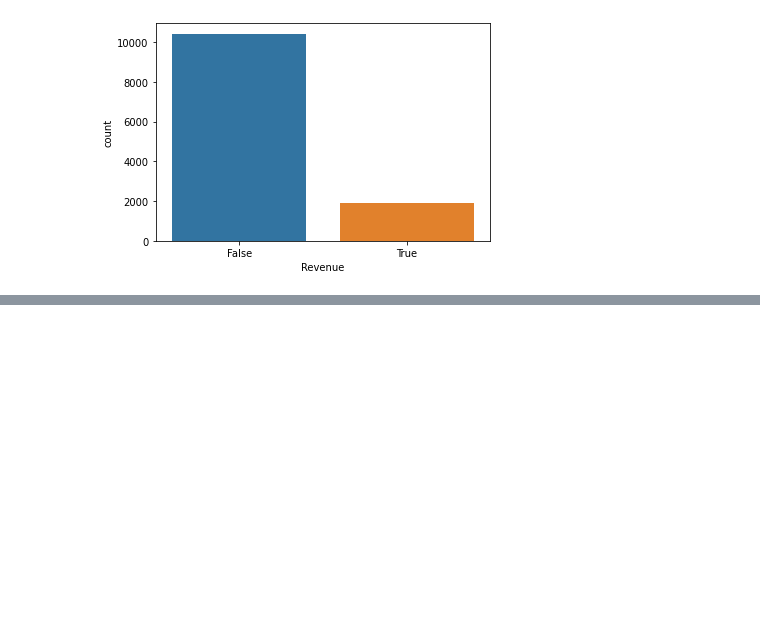
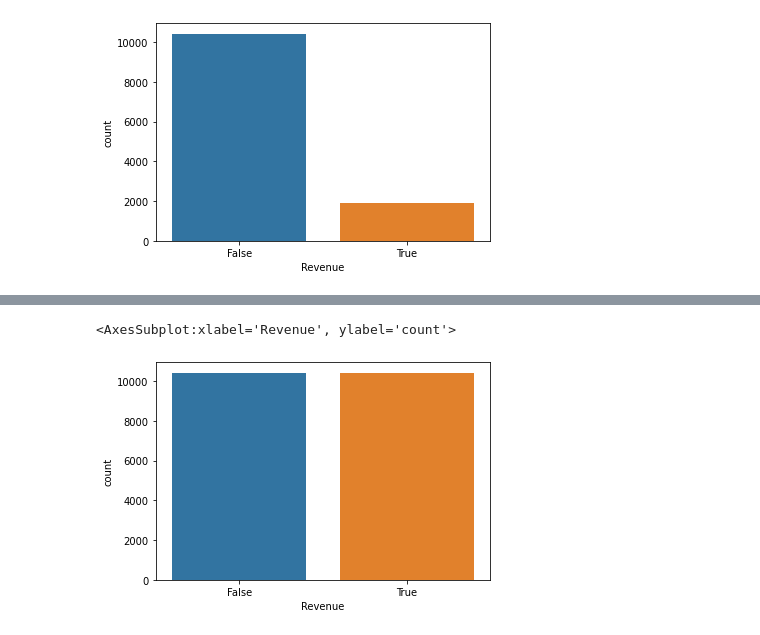
Before and after one commit to julrods/project-ml-onlineshop, a Jupyter notebook: Change 1.ipynb, the cells around one changed output, grey strips where cells are left out. Saved outputs shown, nothing was run; the diff lists cells and outputs as text; code cells hidden in the pictures; blank space fills up the shorter version.

```diff
--- a/Change 1.ipynb
+++ b/Change 1.ipynb
@@ -333,0 +336,8 @@ Tenemos que seguir con el balanceo de los datos probando más técnicas etc, ten
+# %%
+X_imp = imputer.fit_transform(X)
+# %%
+sc = StandardScaler()
+# %%
+X_std = sc.fit_transform(X_imp)
+# %%
+X_res, y_res = SMOTE().fit_resample(X_std, y)
@@ -333,0 +359,5 @@ Tenemos que seguir con el balanceo de los datos probando más técnicas etc, ten
+# %%
+sns.countplot(y_res)
+# %% [output]
+<AxesSubplot:xlabel='Revenue', ylabel='count'>
+[figure, added]
```
Also changed, not shown: parts of 31 cells of this notebook.
